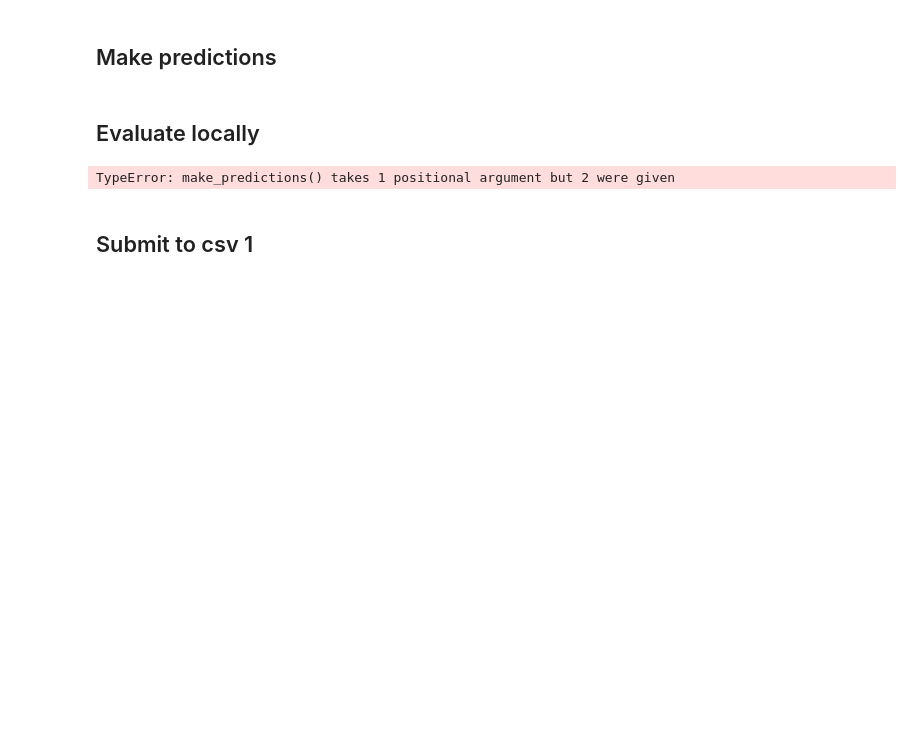
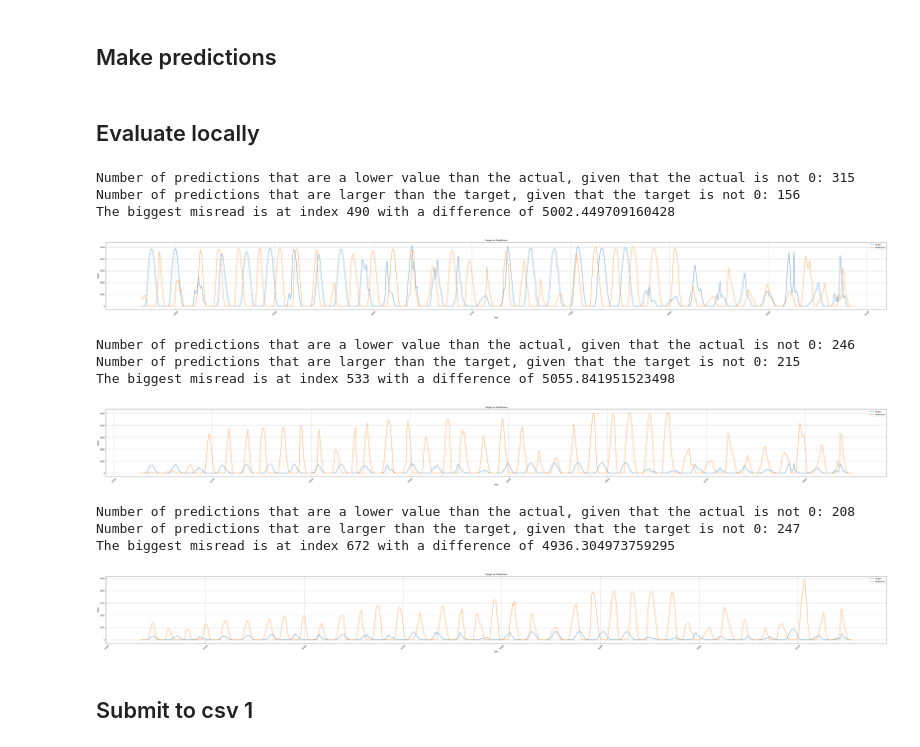
Before and after one commit to Mathias-a/TDT4173-project, a Jupyter notebook: catboost_model_merged_vol3.ipynb, the cells around one changed output. Saved outputs shown, nothing was run; the diff lists cells and outputs as text; code cells hidden in the pictures; blank space fills up the shorter version.

```diff
--- a/catboost_model_merged_vol3.ipynb
+++ b/catboost_model_merged_vol3.ipynb
@@ -275,7 +276,7 @@ scalers = {}
 
 def prepare_data(location):
     # Load data
-    scaling = False  # Set scaling to True to enable individual scaling for each location
+    scaling = True  # Set scaling to True to enable individual scaling for each location
     global scalers
 
     # Load training data
@@ -310,6 +311,9 @@ def prepare_data(location):
     df_test = create_weather_lagged_features(df_test, WEATHER_FEATURES)
     df_test = df_test[TEST_COLUMNS_TO_KEEP]
 
+    # Drop nan values for "pv_measurement" in df_training
+    # df_training.dropna(subset=["pv_measurement"], inplace=True)
+
     # Make training x and y
     y_training = df_training["pv_measurement"]
     X_training = df_training.drop("pv_measurement", axis=1)
@@ -324,6 +328,8 @@ def prepare_data(location):
     X_test.reset_index(inplace=True)
     X_test.drop("date_forecast", axis=1, inplace=True)
     # y_training = np.log1p(y_training)
+    if location == "B" or location == "C":
+        y_training = (y_training)
     return X_training, X_test, y_training
 
 
@@ -336,22 +342,24 @@ combined_Y_train = pd.DataFrame()
 combined_Y_val = pd.DataFrame()
 combined_X_test = pd.DataFrame()
 
+# For validation locally
+locations_training = {}
 for location in locations:
     # Prepare the training data
     X_training, X_test, y_training = prepare_data(location)
 
     # Split and concatenate the training data
-    X_train, X_val, y_train, y_val = train_test_split(X_training, y_training, test_size=0.0001, random_state=42)
+    X_train, X_val, y_train, y_val = train_test_split(X_training, y_training, test_size=0.2, random_state=42)
     combined_X_train = pd.concat([combined_X_train, X_train])
     combined_X_val = pd.concat([combined_X_val, X_val])
     combined_Y_train = pd.concat([combined_Y_train, y_train])
     combined_Y_val = pd.concat([combined_Y_val, y_val])
-
+    locations_training[location] = X_train
     combined_X_test = pd.concat([combined_X_test, X_test])
 
     # Spl
 
-combined_X_test
+
 combined_X_train, combined_Y_train = shuffle(combined_X_train, combined_Y_train, random_state=42)
 combined_X_val, combined_Y_val = shuffle(combined_X_val, combined_Y_val, random_state=42)
 # %% [markdown]
@@ -371,7 +379,7 @@ def train_model(X_train, y_train, X_val, y_val, location):
 
     # Use the provided validation set for early stopping
 
-    model.fit(X_train, y_train, eval_set=(X_val, y_val), use_best_model=False)
+    model.fit(X_train, y_train, eval_set=(X_val, y_val), use_best_model=True)
     model.save_model(f"catboost_model_merged.cbm")
 
 def evaluate_model(X_val, y_val, location):
@@ -443,46 +508,59 @@ def make_predictions(df_test_pred):
 import matplotlib.pyplot as plt
 
 
-def evaluate_model_locally(location, scalers):
+def evaluate_model_locally(location, data):
     # Load the test data
     target_df = pd.read_parquet(f"data/{location}/train_targets.parquet")
 
     # Make predictions
-    preds = make_predictions(X_training)[-720:]
+    preds = make_predictions(data)[-720:]
     target = target_df.tail(720)["pv_measurement"].to_numpy()
 
     differences = preds - target
     # Count predictions lower than the actual
     lower_predictions = (differences < 0) & (target != 0)
     # Count predictions higher than the actual
     higher_predictions = (differences > 0) & (target != 0)
 
     # Biggest misreads
     absolute_differences = abs(differences)
     max_diff_index = absolute_differences.argmax()  # Index of the biggest difference
     max_diff_value = absolute_differences[max_diff_index]  # Value of the biggest difference
     print(f"Number of predictions that are a lower value than the actual, given that the actual is not 0: {lower_predictions.sum()}")
     print(f"Number of predictions that are larger than the target, given that the target is not 0: {higher_predictions.sum()}")
     print(f"The biggest misread is at index {max_diff_index} with a difference of {max_diff_value}")
 
     index = target_df.index[-720:]
     # Plotting
     plt.figure(figsize=(60,6))
     plt.plot(index, target, label="Target")
     plt.plot(index, preds, label="Predictions")
     plt.xlabel('Date')
     plt.ylabel('Value')
     plt.title('Target vs Predictions')
     plt.legend()
     plt.grid(True)
     plt.tight_layout()
     plt.xticks(rotation=45)  # Rotate x-axis labels for better readability
     plt.show()
 
 for loc in locations:
-    evaluate_model_locally(loc, scalers)
+
+    training_data = locations_training[loc].sort_index()
+    evaluate_model_locally(loc, training_data)
 # %% [output]
-TypeError: make_predictions() takes 1 positional argument but 2 were given
+Number of predictions that are a lower value than the actual, given that the actual is not 0: 315
+Number of predictions that are larger than the target, given that the target is not 0: 156
+The biggest misread is at index 490 with a difference of 5002.449709160428
+[figure, added]
+Number of predictions that are a lower value than the actual, given that the actual is not 0: 246
+Number of predictions that are larger than the target, given that the target is not 0: 215
+The biggest misread is at index 533 with a difference of 5055.841951523498
+[figure, added]
+Number of predictions that are a lower value than the actual, given that the actual is not 0: 208
+Number of predictions that are larger than the target, given that the target is not 0: 247
+The biggest misread is at index 672 with a difference of 4936.304973759295
+[figure, added]
 # %% [markdown]
 ## Submit to csv 1
 # %%
```
Also changed, not shown: parts of 6 cells of this notebook.
